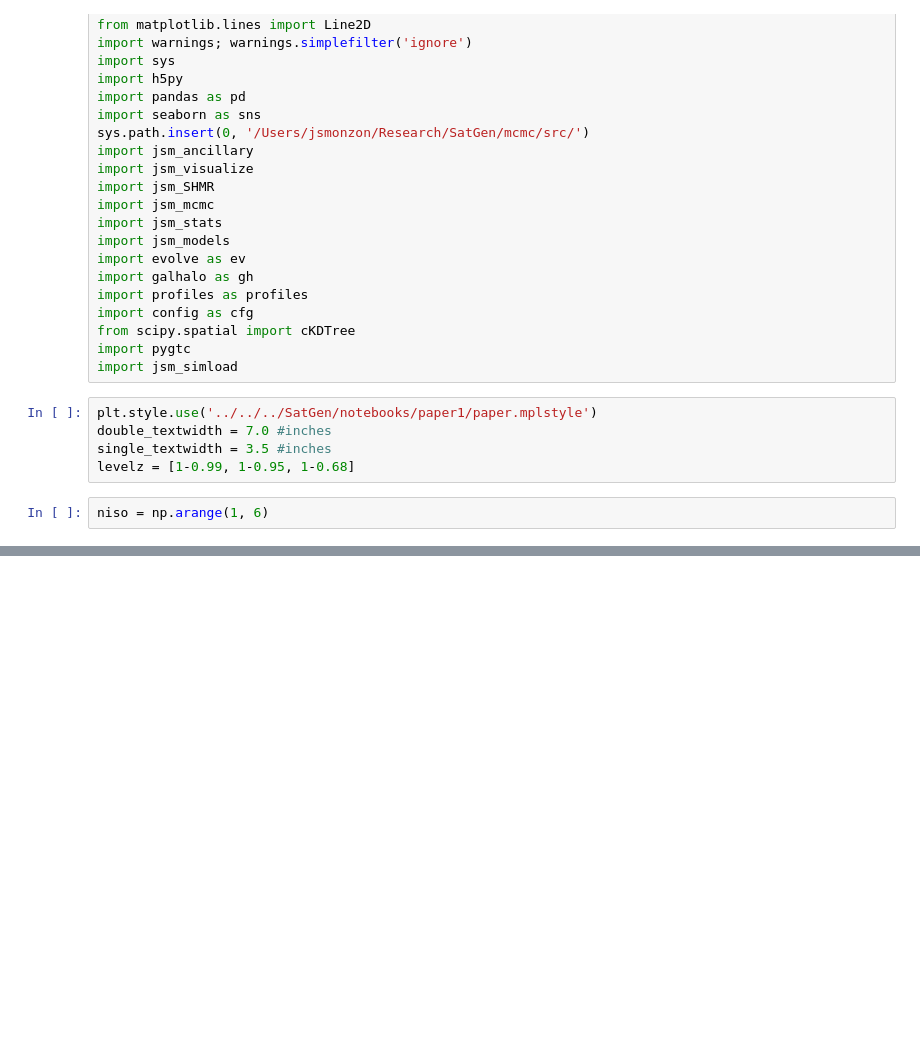
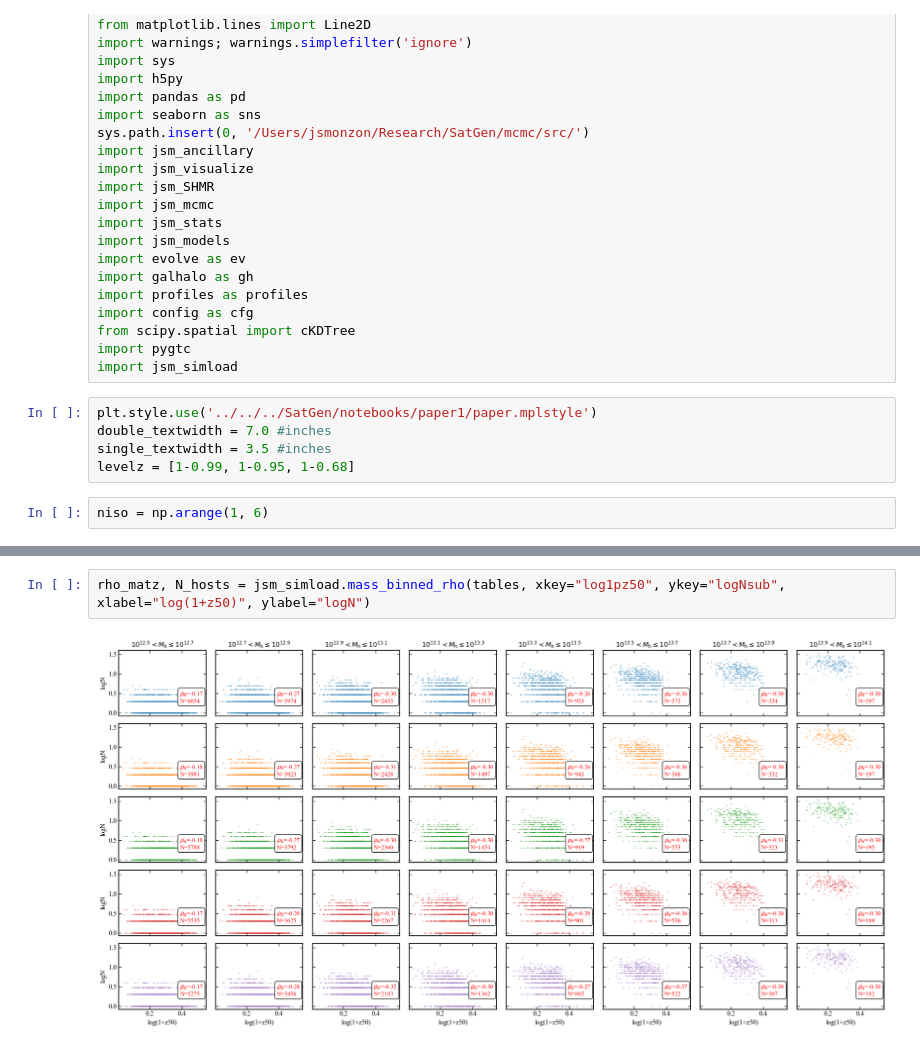
Before and after one commit to jsmonzon/MassSpec, a Jupyter notebook: notebooks/simulations/Niso_test.ipynb, the cells around one changed output, grey strips where cells are left out. Saved outputs shown, nothing was run; the diff lists cells and outputs as text; blank space fills up the shorter version.

```diff
--- a/notebooks/simulations/Niso_test.ipynb
+++ b/notebooks/simulations/Niso_test.ipynb
@@ -66,0 +104,4 @@ rho_matc = jsm_simload.mass_binned_rho(tables, xkey="logc", ykey="logNsub", xlab
+# %%
+rho_matz, N_hosts = jsm_simload.mass_binned_rho(tables, xkey="log1pz50", ykey="logNsub", xlabel="log(1+z50)", ylabel="logN")
+# %% [output]
+[figure, added]
```
Also changed, not shown: parts of 4 cells of this notebook, 24 other files.
